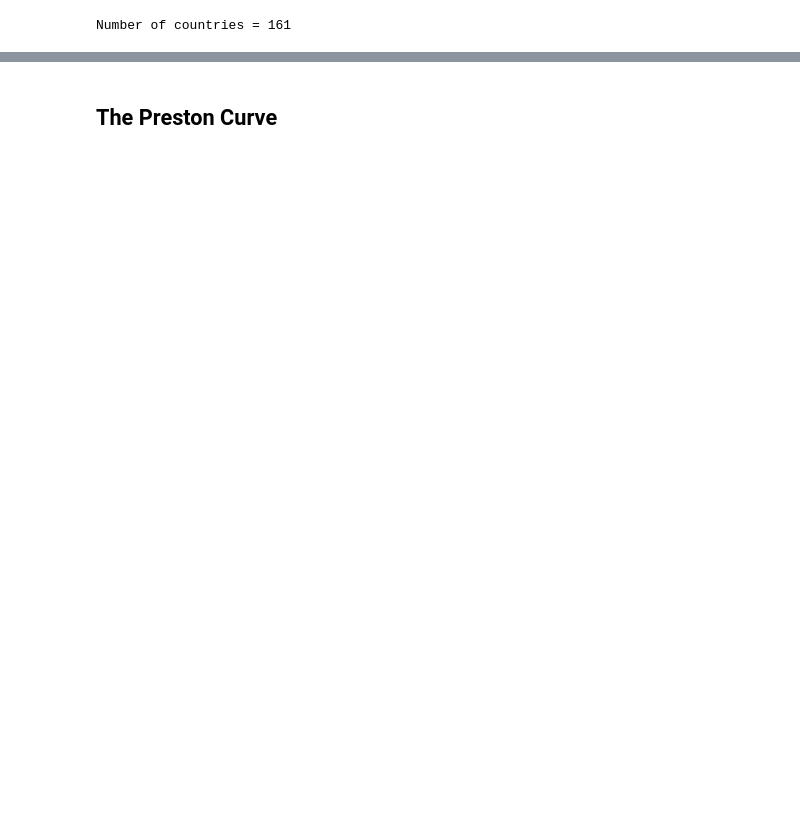
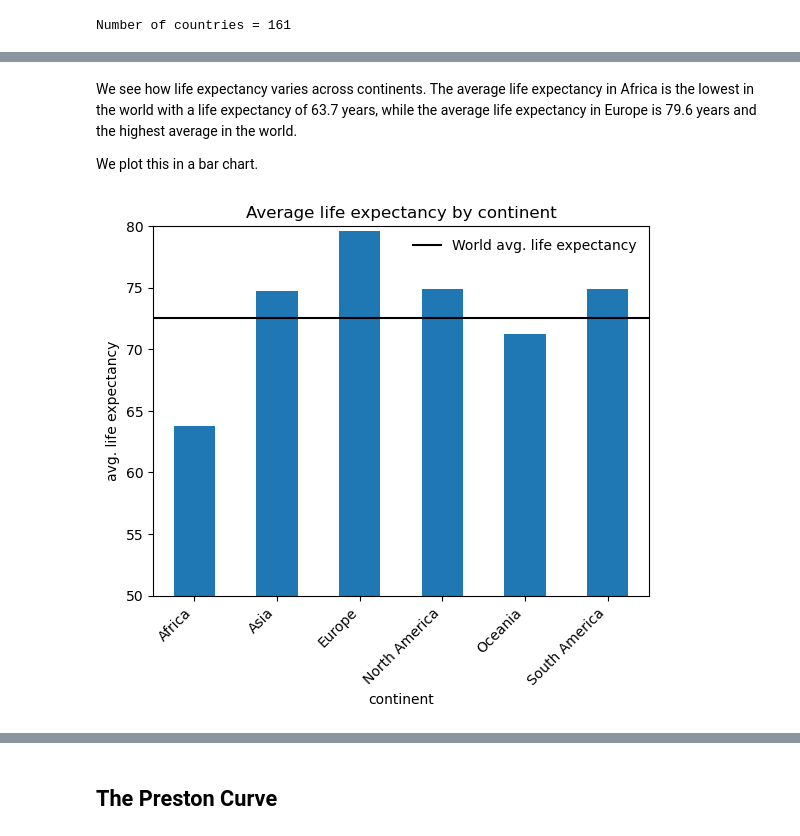
Before and after one commit to NumEconCopenhagen/projects-2023-helene-and-cecilie-class-3, a Jupyter notebook: dataproject/dataproject.ipynb, the cells around one changed output, grey strips where cells are left out. Cells and saved outputs as stored; diff of their text form; code cells hidden in the pictures; blank space fills up the shorter version.

Commit message:
added plots

```diff
--- a/dataproject/dataproject.ipynb
+++ b/dataproject/dataproject.ipynb
@@ -206,0 +238,7 @@ Our merge have further deleted 19 countries. We now have all the information we
+# %%
+# using groupedby to calculate within means
+wd_grouped1 = wd_cont.groupby(['continent'])['life_exp'].mean() # by life expectancy
+wd_grouped2 = wd_cont.groupby(['continent'])['gdp_per_cap'].mean() # by income
+# print all continents
+print(f'Average life expectancy by: {wd_grouped1}')
+print(f'Average income by: {wd_grouped2}')
@@ -206,0 +262,21 @@ Our merge have further deleted 19 countries. We now have all the information we
+# %% [markdown]
+We see how life expectancy varies across continents. The average life expectancy in Africa is the lowest in the world with a life expectancy of 63.7 years, while the average life expectancy in Europe is 79.6 years and the highest average in the world.
+
+We plot this in a bar chart.
+# %%
+# create figure
+fig = plt.figure()
+# create plot as bar chart
+ax = fig.add_subplot(1,1,1)
+wd_grouped1.plot(kind='bar', label='_nolegend_')
+# alterations to plot
+plt.ylim(50,80)
+plt.xticks(rotation=45, ha='right')
+ax.set_title("Average life expectancy by continent")
+ax.set_ylabel("avg. life expectancy")
+# add world average life expectancy as horizontal line
+plt.axhline(y = np.nanmean(wd_cont.life_exp), color='black', label='World avg. life expectancy')
+plt.legend(frameon=False)
+plt.show()
+# %% [output]
+[figure, added]
```
Also changed, not shown: parts of 36 cells of this notebook.
